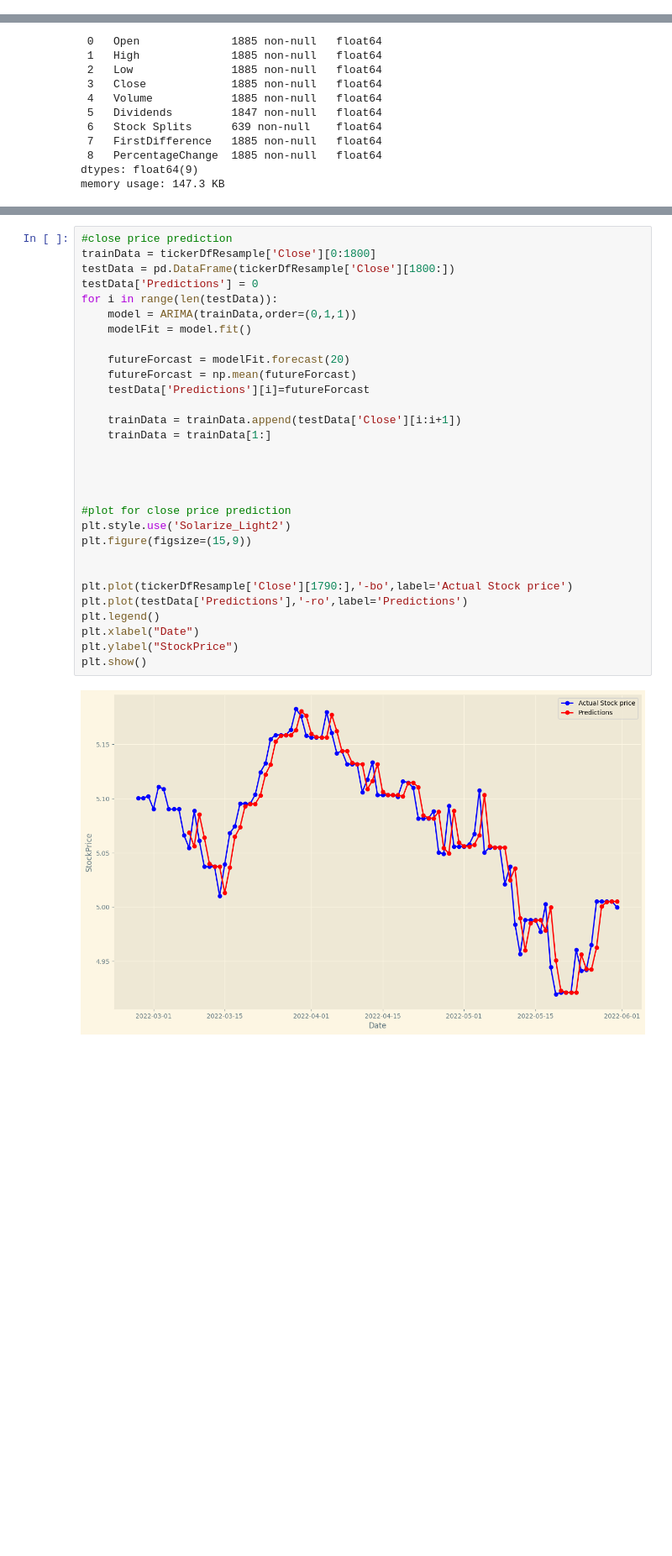
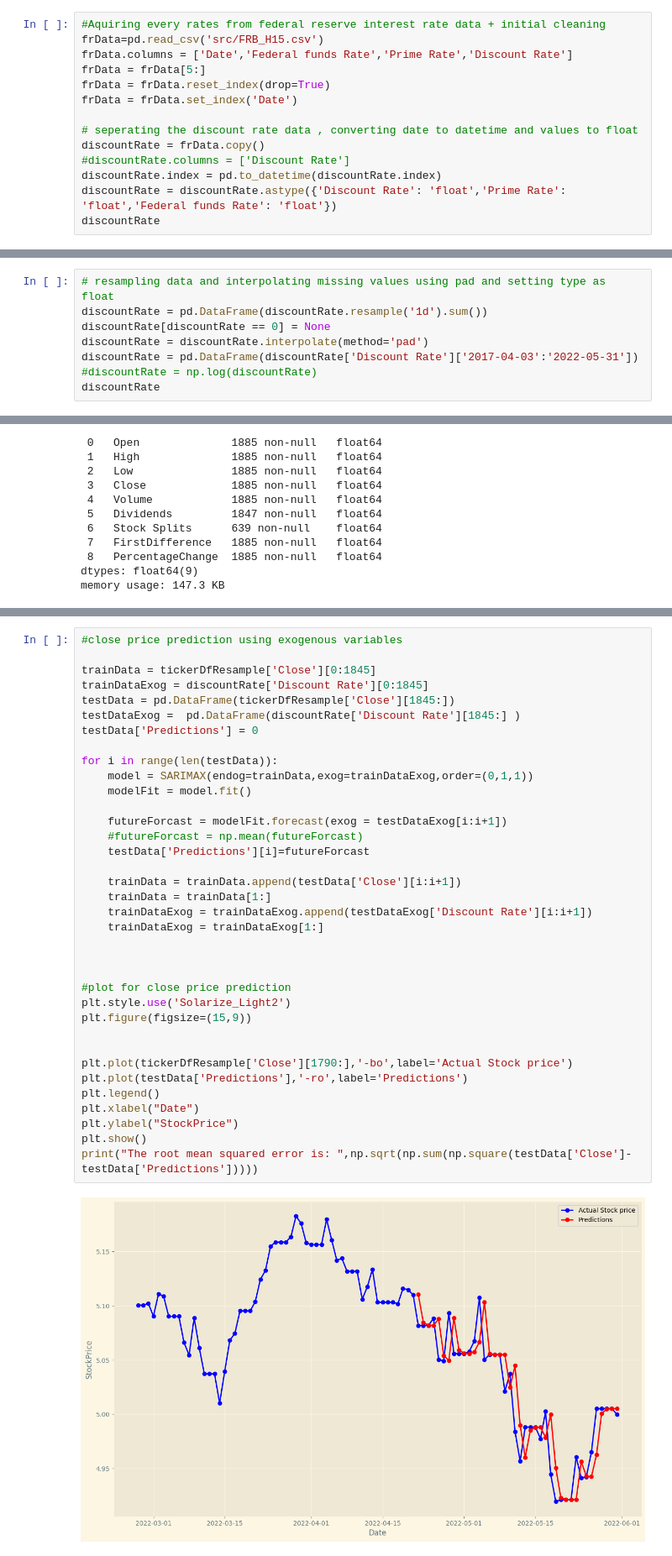
Before and after one commit to X99S5/Stock_Prediction_Model, a Jupyter notebook: Assignment.ipynb, the cells around one changed output, grey strips where cells are left out. Shown at 84% size. Drawn from its saved outputs; the diff is of its cells as text; blank space fills up the shorter version.

Commit message:
Prediction using exogenous variable of federal reserve interest rates

```diff
--- a/Assignment.ipynb
+++ b/Assignment.ipynb
@@ -82,0 +35,14 @@ discountRate
+# %%
+#Aquiring every rates from federal reserve interest rate data + initial cleaning
+frData=pd.read_csv('src/FRB_H15.csv')
+frData.columns = ['Date','Federal funds Rate','Prime Rate','Discount Rate']
+frData = frData[5:]
+frData = frData.reset_index(drop=True)
+frData = frData.set_index('Date')
+
+# seperating the discount rate data , converting date to datetime and values to float
+discountRate = frData.copy()
+#discountRate.columns = ['Discount Rate']
+discountRate.index = pd.to_datetime(discountRate.index)
+discountRate = discountRate.astype({'Discount Rate': 'float','Prime Rate': 'float','Federal funds Rate': 'float'})
+discountRate
@@ -82,0 +77,8 @@ discountRate
+# %%
+# resampling data and interpolating missing values using pad and setting type as float
+discountRate = pd.DataFrame(discountRate.resample('1d').sum())
+discountRate[discountRate == 0] = None
+discountRate = discountRate.interpolate(method='pad')
+discountRate = pd.DataFrame(discountRate['Discount Rate']['2017-04-03':'2022-05-31'])
+#discountRate = np.log(discountRate)
+discountRate
@@ -187,32 +297,38 @@ Warnings:
 # %%
-#close price prediction
-trainData = tickerDfResample['Close'][0:1800]
-testData = pd.DataFrame(tickerDfResample['Close'][1800:])
+#close price prediction using exogenous variables
+
+trainData = tickerDfResample['Close'][0:1845]
+trainDataExog = discountRate['Discount Rate'][0:1845]
+testData = pd.DataFrame(tickerDfResample['Close'][1845:])
+testDataExog =  pd.DataFrame(discountRate['Discount Rate'][1845:] )
 testData['Predictions'] = 0
+
 for i in range(len(testData)):
-    model = ARIMA(trainData,order=(0,1,1))
+    model = SARIMAX(endog=trainData,exog=trainDataExog,order=(0,1,1))
     modelFit = model.fit()
 
-    futureForcast = modelFit.forecast(20)
-    futureForcast = np.mean(futureForcast)
+    futureForcast = modelFit.forecast(exog = testDataExog[i:i+1])
+    #futureForcast = np.mean(futureForcast)
     testData['Predictions'][i]=futureForcast
 
     trainData = trainData.append(testData['Close'][i:i+1])
     trainData = trainData[1:]
-
+    trainDataExog = trainDataExog.append(testDataExog['Discount Rate'][i:i+1])
+    trainDataExog = trainDataExog[1:]
 
 
 
 #plot for close price prediction
 plt.style.use('Solarize_Light2')
 plt.figure(figsize=(15,9))
 
 
 plt.plot(tickerDfResample['Close'][1790:],'-bo',label='Actual Stock price')
 plt.plot(testData['Predictions'],'-ro',label='Predictions')
 plt.legend()
 plt.xlabel("Date")
 plt.ylabel("StockPrice")
 plt.show()
+print("The root mean squared error is: ",np.sqrt(np.sum(np.square(testData['Close']-testData['Predictions']))))
 # %% [output]
-[figure, old version]
+[figure, new version]
```
Also changed, not shown: parts of 18 cells of this notebook.
